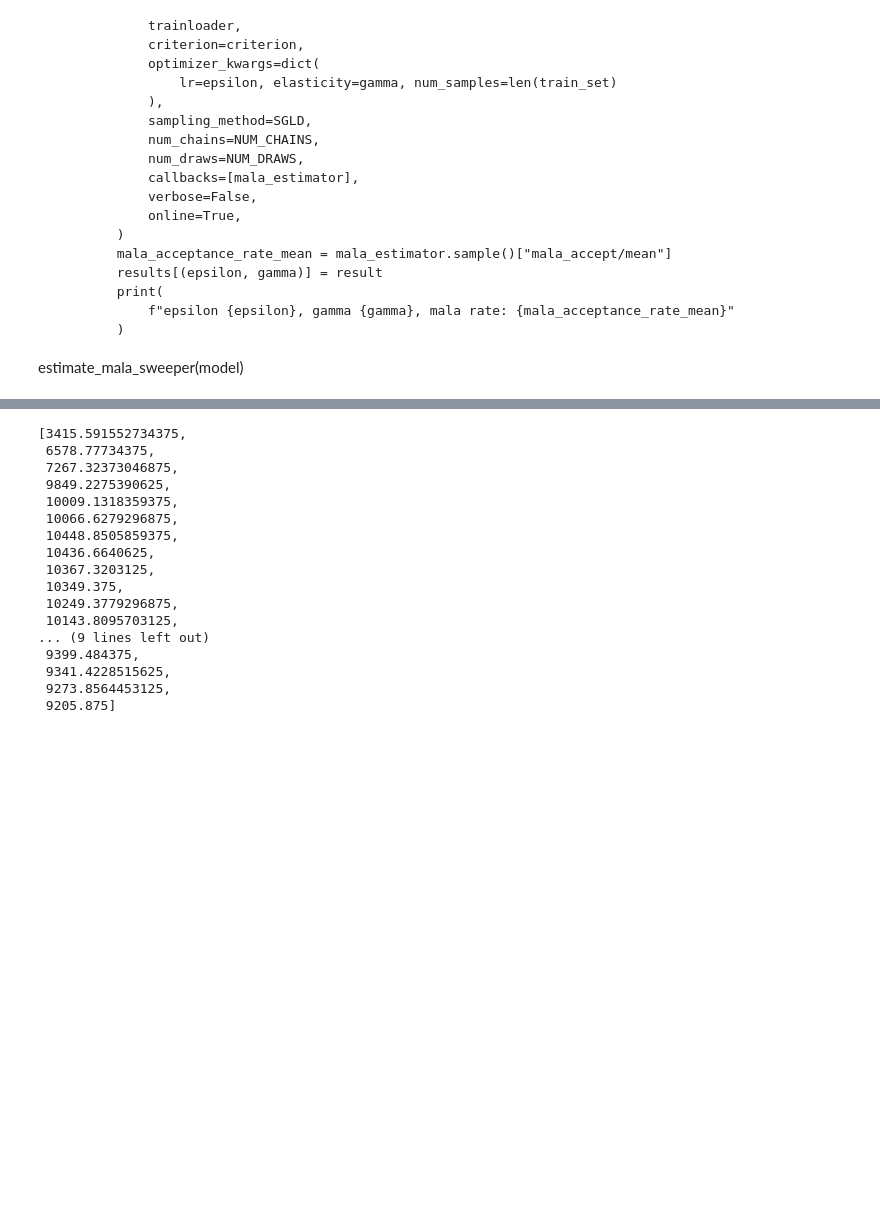
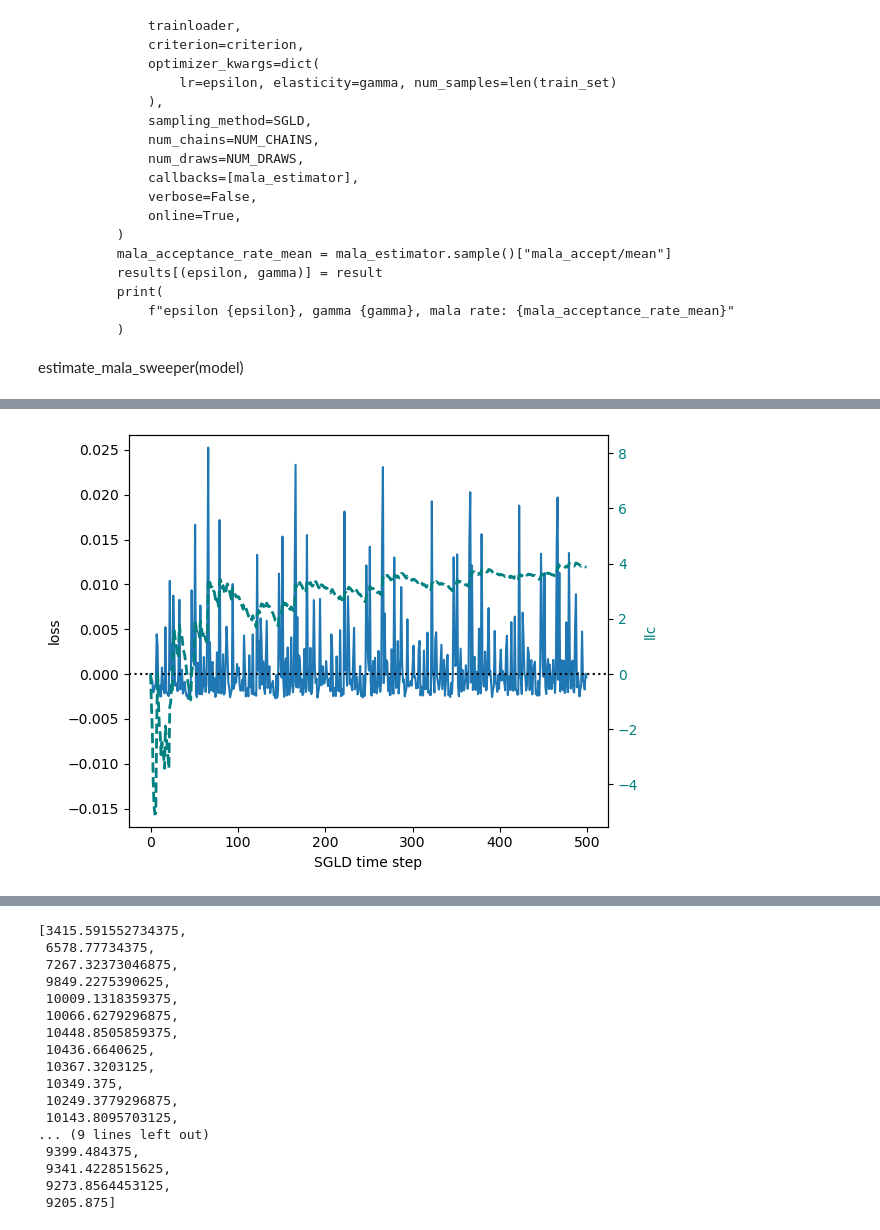
Before and after one commit to sienkus/slt-of-dd, a Jupyter notebook: ewdd/RLCT_estimatess.ipynb, the cells around one changed output, grey strips where cells are left out. Drawn from its saved outputs; the diff is of its cells as text; code cells hidden in the pictures; blank space fills up the shorter version.

```diff
--- a/ewdd/RLCT_estimatess.ipynb
+++ b/ewdd/RLCT_estimatess.ipynb
@@ -571,0 +469,7 @@ epsilon 1e-06, gamma 10.0, mala rate: 0.48697400093078613
+# %%
+epsilon = 1e-7
+gamma = 10.0
+result = results[(epsilon, gamma)]
+plot_single_graph(result)
+# %% [output]
+[figure, added]
```
Also changed, not shown: parts of 47 cells of this notebook.
